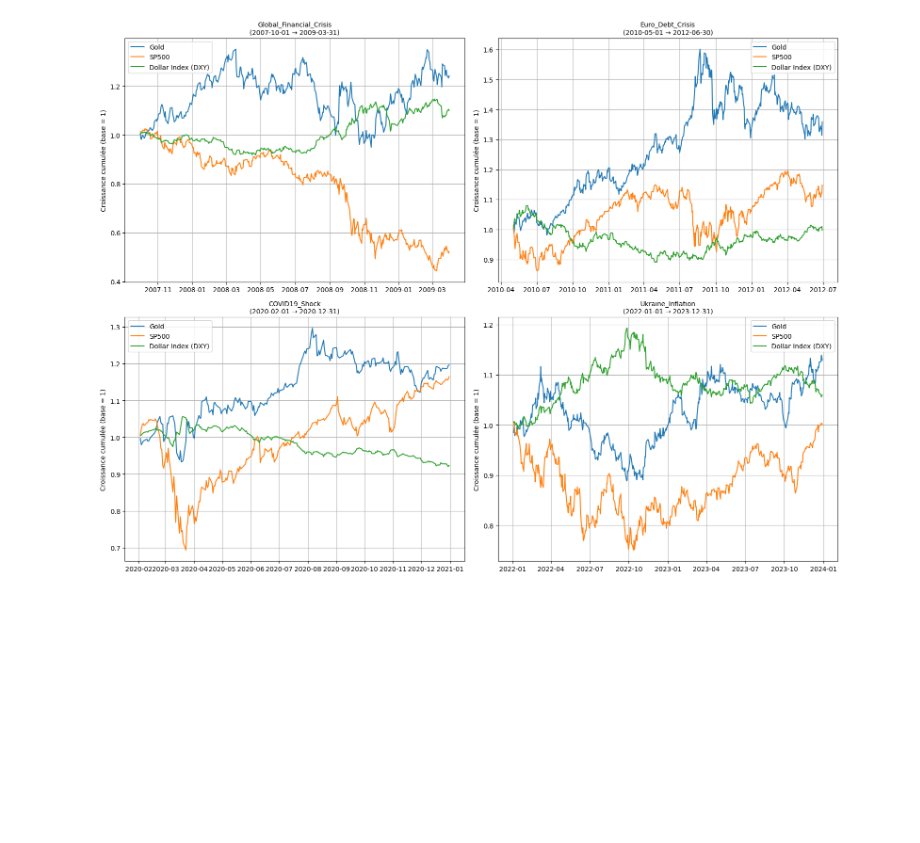
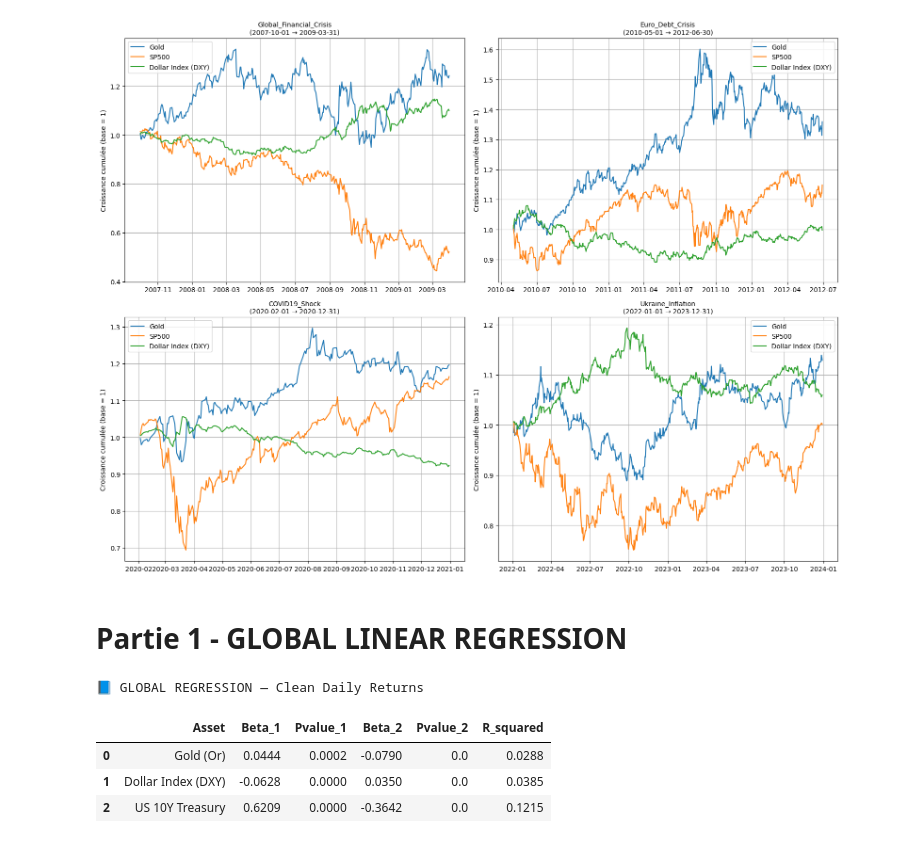
Before and after one commit to Theoo267/SafeHaven-Analysis, a Jupyter notebook: data anlysis.ipynb, the cells around one changed output. Saved outputs shown, nothing was run; the diff lists cells and outputs as text; code cells hidden in the pictures; blank space fills up the shorter version.

```diff
--- a/data anlysis.ipynb
+++ b/data anlysis.ipynb
@@ -276,3 +256,58 @@ plt.tight_layout()
 plt.show()
 # %% [output]
 [figure]
+# %% [markdown]
+# Partie 1 - GLOBAL LINEAR REGRESSION
+# %%
+import pandas as pd
+import statsmodels.api as sm
+
+# Charger les nouveaux rendements journaliers
+returns = pd.read_csv("data/merged_daily_returns.csv")
+returns["Date"] = pd.to_datetime(returns["Date"])
+returns = returns.set_index("Date").dropna()
+
+models = {
+    "Gold (Or)": {
+        "Y": "Gold_Return",
+        "X": ["SP500_Return", "US10Y_Return"]
+    },
+    "Dollar Index (DXY)": {
+        "Y": "Dollar_Index_Return",
+        "X": ["SP500_Return", "US10Y_Return"]
+    },
+    "US 10Y Treasury": {
+        "Y": "US10Y_Return",
+        "X": ["SP500_Return", "Gold_Return"]
+    }
+}
+
+rows = []
+
+for label, spec in models.items():
+    Y = returns[spec["Y"]]
+    X = returns[spec["X"]]
+    X = sm.add_constant(X)
+
+    model = sm.OLS(Y, X).fit()
+
+    rows.append([
+        label,
+        model.params[spec["X"][0]], model.pvalues[spec["X"][0]],
+        model.params[spec["X"][1]], model.pvalues[spec["X"][1]],
+        model.rsquared
+    ])
+
+global_reg_summary = pd.DataFrame(
+    rows,
+    columns=["Asset", "Beta_1", "Pvalue_1", "Beta_2", "Pvalue_2", "R_squared"]
+)
+
+print("\n📘 GLOBAL REGRESSION — Clean Daily Returns\n")
+display(global_reg_summary.round(4))
+# %% [output]
+📘 GLOBAL REGRESSION — Clean Daily Returns
+|  | Asset | Beta_1 | Pvalue_1 | Beta_2 | Pvalue_2 | R_squared |
+| 0 | Gold (Or) | 0.0444 | 0.0002 | -0.0790 | 0.0 | 0.0288 |
+| 1 | Dollar Index (DXY) | -0.0628 | 0.0000 | 0.0350 | 0.0 | 0.0385 |
+| 2 | US 10Y Treasury | 0.6209 | 0.0000 | -0.3642 | 0.0 | 0.1215 |
```
Also changed, not shown: parts of 7 cells of this notebook, 2 other files.
